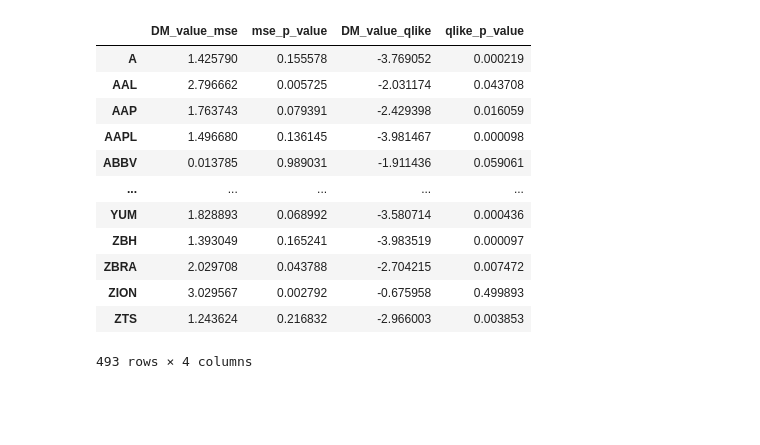
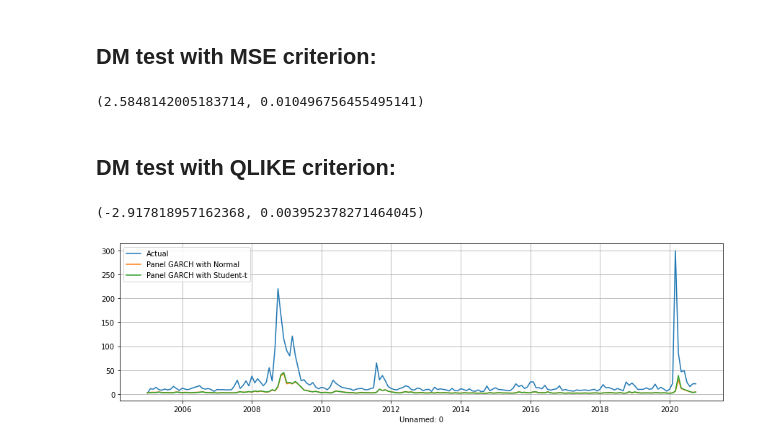
Before and after one commit to NemesiP/volatility-forecasting, a Jupyter notebook: Examples/Estimated Parameters.ipynb, the cells around one changed output. Cells and saved outputs as stored; diff of their text form; code cells hidden in the pictures; blank space fills up the shorter version.

```diff
--- a/Examples/Estimated Parameters.ipynb
+++ b/Examples/Estimated Parameters.ipynb
@@ -71,13 +65,16 @@ actual = actual.set_index(actual.iloc[:, 0])
 actual = actual.iloc[:, 1:]
 # %%
 daily_act = actual.iloc[:-1, :] / np.sqrt(22)
+monthly_avg = daily_act.mean(axis = 1)
 # %%
 pred1 = pd.read_csv('C:/Users/peter/Desktop/volatility-forecasting/results/Panel_GARCH/forecast_norm_dist.csv')
 pred1 = pred1.T
 pred1.columns = pred1.iloc[0, :].values
 pred1 = pred1.iloc[1:, :]
+pred1_avg = pred1.mean(axis = 1)
 # %%
 pred2 = pd.read_csv('C:/Users/peter/Desktop/volatility-forecasting/results/Panel_GARCH/forecast_t_dist.csv')
 pred2 = pred2.T
 pred2.columns = pred2.iloc[0, :].values
 pred2 = pred2.iloc[1:, :]
+pred2_avg = pred2.mean(axis = 1)
@@ -96,16 +81,22 @@ dm_tests = dm_tests.T
-# %%
-dm_tests
-# %% [output]
-|  | DM_value_mse | mse_p_value | DM_value_qlike | qlike_p_value |
-| A | 1.425790 | 0.155578 | -3.769052 | 0.000219 |
-| AAL | 2.796662 | 0.005725 | -2.031174 | 0.043708 |
-| AAP | 1.763743 | 0.079391 | -2.429398 | 0.016059 |
-| AAPL | 1.496680 | 0.136145 | -3.981467 | 0.000098 |
-| ABBV | 0.013785 | 0.989031 | -1.911436 | 0.059061 |
-| ... | ... | ... | ... | ... |
-| YUM | 1.828893 | 0.068992 | -3.580714 | 0.000436 |
-| ZBH | 1.393049 | 0.165241 | -3.983519 | 0.000097 |
-| ZBRA | 2.029708 | 0.043788 | -2.704215 | 0.007472 |
-| ZION | 3.029567 | 0.002792 | -0.675958 | 0.499893 |
-| ZTS | 1.243624 | 0.216832 | -2.966003 | 0.003853 |
-493 rows × 4 columns
+# %% [markdown]
+## DM test with MSE criterion:
+# %%
+dm_test(monthly_avg.values, pred1_avg.values, pred2_avg.values, h = 1, degree = 0)
+# %% [output]
+(2.5848142005183714, 0.010496756455495141)
+# %% [markdown]
+## DM test with QLIKE criterion:
+# %%
+dm_test(monthly_avg.values, pred1_avg.values, pred2_avg.values, h = 1, degree = -2)
+# %% [output]
+(-2.917818957162368, 0.003952378271464045)
+# %%
+plt.figure(figsize = (15, 4))
+sns.lineplot(pd.to_datetime(monthly_avg.index), monthly_avg, label = 'Actual')
+sns.lineplot(pd.to_datetime(pred1_avg.index), pred1_avg, label = 'Panel GARCH with Normal')
+sns.lineplot(pd.to_datetime(pred2_avg.index), pred2_avg, label = 'Panel GARCH with Student-t')
+plt.legend(loc = 'best')
+plt.grid(True)
+plt.show()
+# %% [output]
+[figure, added]
```
Also changed, not shown: parts of 13 cells of this notebook, 4 other files.
